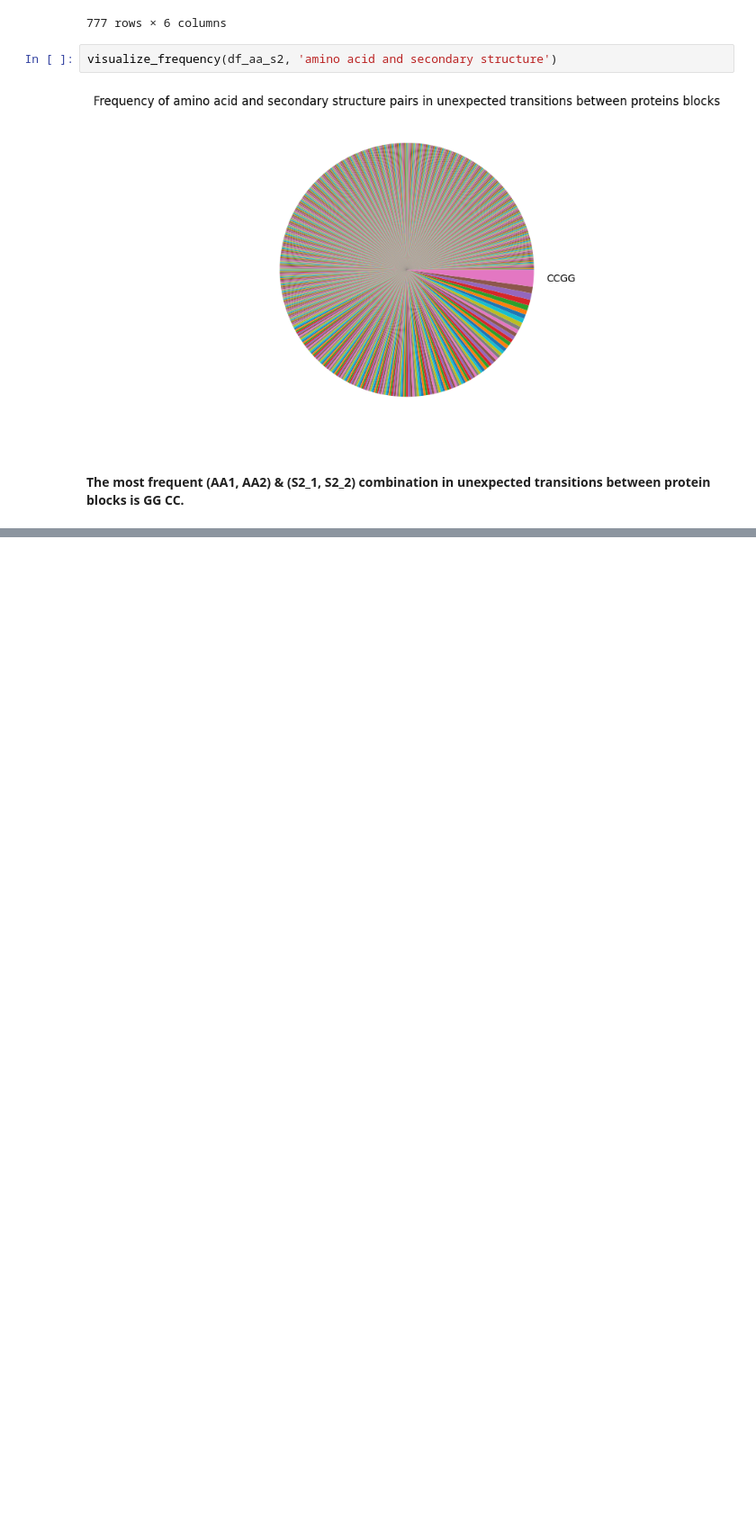
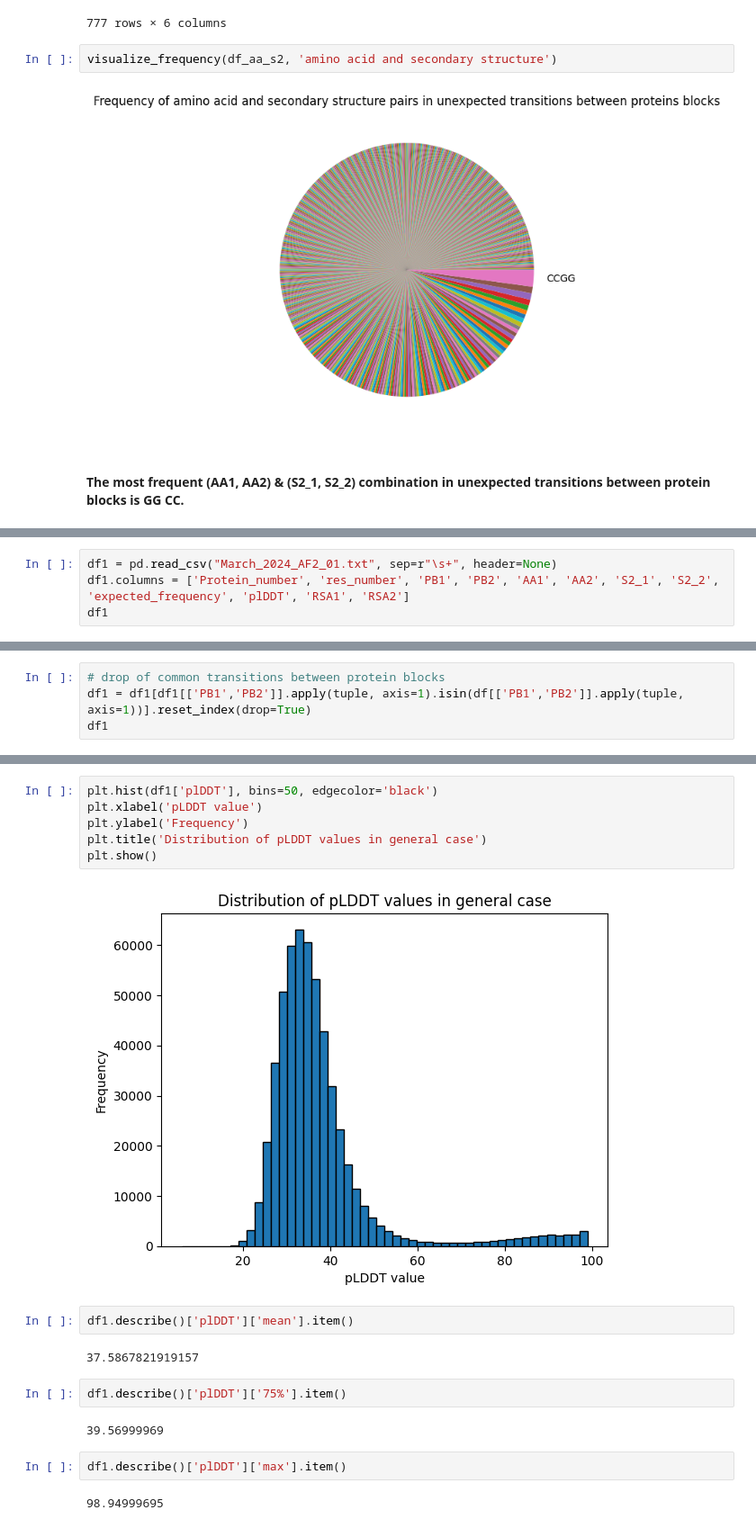
Before and after one commit to djurdjam02/DataMiningProject, a Jupyter notebook: project.ipynb, the cells around one changed output, grey strips where cells are left out. Shown at 90% size. Saved outputs shown, nothing was run; the diff lists cells and outputs as text; blank space fills up the shorter version.

Commit message:
Analysis of pLDDT values

```diff
--- a/project.ipynb
+++ b/project.ipynb
@@ -185,0 +190,4 @@ visualize_frequency(df_aa_s2, 'amino acid and secondary structure')
+# %%
+df1 = pd.read_csv("March_2024_AF2_01.txt", sep=r"\s+", header=None)
+df1.columns = ['Protein_number', 'res_number', 'PB1', 'PB2', 'AA1', 'AA2', 'S2_1', 'S2_2', 'expected_frequency', 'plDDT', 'RSA1', 'RSA2']
+df1
@@ -185,0 +208,4 @@ visualize_frequency(df_aa_s2, 'amino acid and secondary structure')
+# %%
+# drop of common transitions between protein blocks
+df1 = df1[df1[['PB1','PB2']].apply(tuple, axis=1).isin(df[['PB1','PB2']].apply(tuple, axis=1))].reset_index(drop=True)
+df1
@@ -185,0 +240,20 @@ visualize_frequency(df_aa_s2, 'amino acid and secondary structure')
+# %%
+plt.hist(df1['plDDT'], bins=50, edgecolor='black')
+plt.xlabel('pLDDT value')
+plt.ylabel('Frequency')
+plt.title('Distribution of pLDDT values in general case')
+plt.show()
+# %% [output]
+[figure, added]
+# %%
+df1.describe()['plDDT']['mean'].item()
+# %% [output]
+37.5867821919157
+# %%
+df1.describe()['plDDT']['75%'].item()
+# %% [output]
+39.56999969
+# %%
+df1.describe()['plDDT']['max'].item()
+# %% [output]
+98.94999695
```
Also changed, not shown: parts of 12 cells of this notebook.
